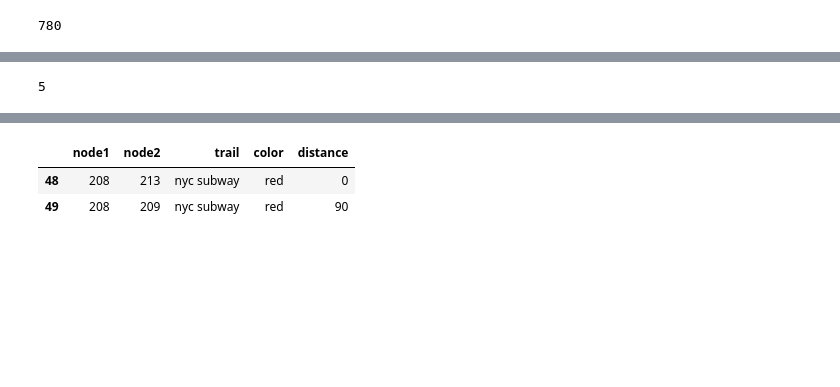
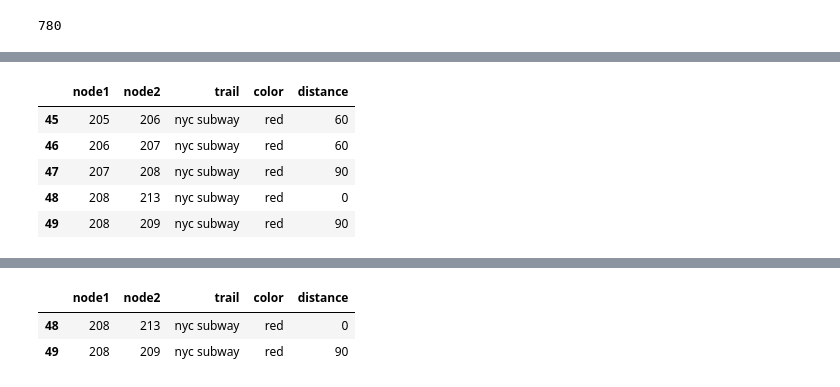
Before and after one commit to gregfeliu/The_Subway_Challenge, a Jupyter notebook: Make_Edgelist.ipynb, the cells around one changed output, grey strips where cells are left out. Cells and saved outputs as stored; diff of their text form; code cells hidden in the pictures; blank space fills up the shorter version.

```diff
--- a/Make_Edgelist.ipynb
+++ b/Make_Edgelist.ipynb
@@ -423,7 +467,12 @@ Name: distance, Length: 551, dtype: int64
-# %%
-len(edge_list_df[edge_list_df['distance'] == 0])
-# %% [output]
-5
+# %%
+edge_list_df.iloc[45:50]
+# %% [output]
+|  | node1 | node2 | trail | color | distance |
+| 45 | 205 | 206 | nyc subway | red | 60 |
+| 46 | 206 | 207 | nyc subway | red | 60 |
+| 47 | 207 | 208 | nyc subway | red | 90 |
+| 48 | 208 | 213 | nyc subway | red | 0 |
+| 49 | 208 | 209 | nyc subway | red | 90 |
 # %%
 # 48, 110 looks like a mistake
 # 408 share the same parent station
```
Also changed, not shown: parts of 47 cells of this notebook, 1 other file.
